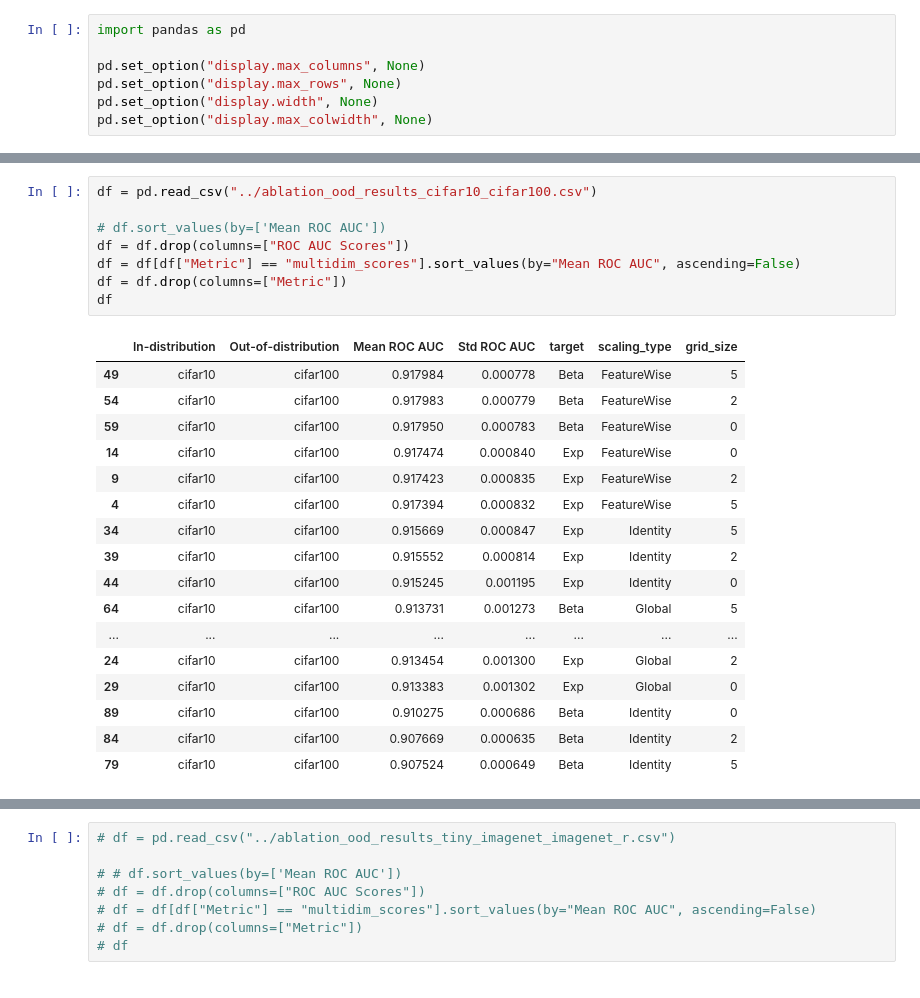
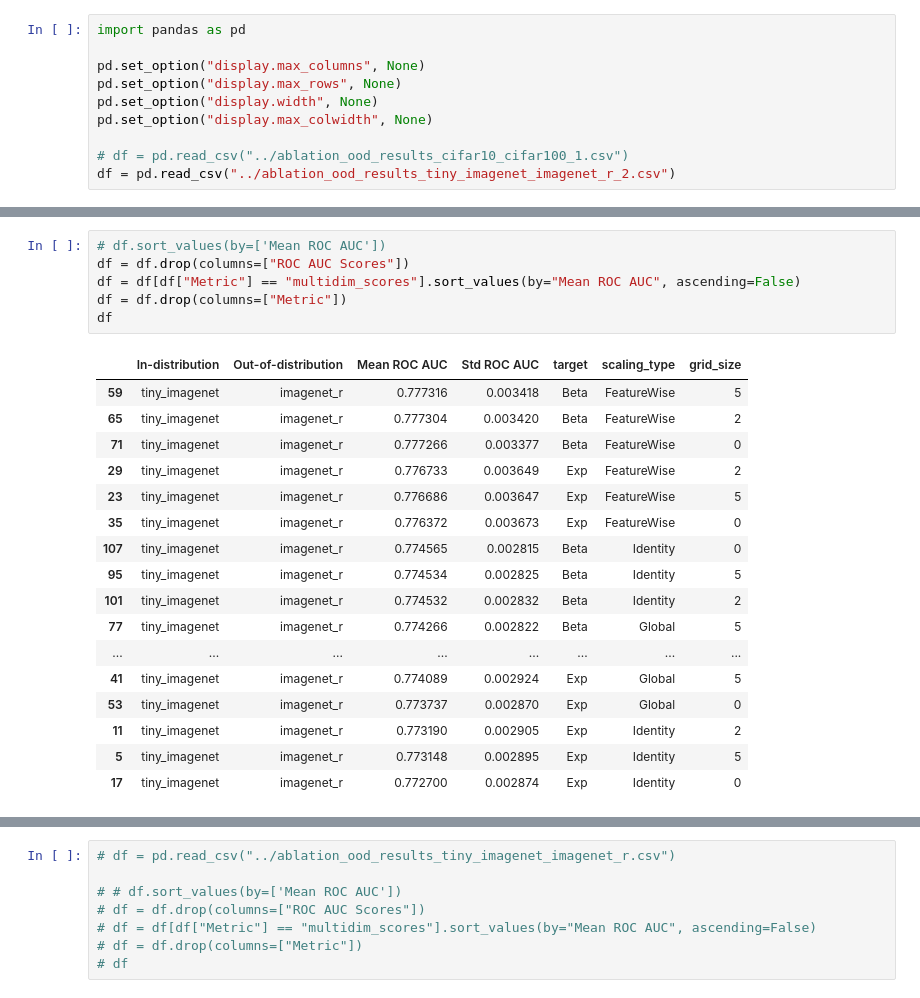
Before and after one commit to DavydenkoGr/FEDERATED-UNCERTAINTY, a Jupyter notebook: notebooks/ablation_analysis.ipynb, the cells around one changed output, grey strips where cells are left out. Cells and saved outputs as stored; diff of their text form.

Commit message:
chore(notebooks): changes in notebooks for visualizations of results

```diff
--- a/notebooks/ablation_analysis.ipynb
+++ b/notebooks/ablation_analysis.ipynb
@@ -5,3 +5,6 @@ pd.set_option("display.max_columns", None)
 pd.set_option("display.max_rows", None)
 pd.set_option("display.width", None)
 pd.set_option("display.max_colwidth", None)
+
+# df = pd.read_csv("../ablation_ood_results_cifar10_cifar100_1.csv")
+df = pd.read_csv("../ablation_ood_results_tiny_imagenet_imagenet_r_2.csv")
@@ -8,26 +31,24 @@ pd.set_option("display.max_colwidth", None)
 # %%
-df = pd.read_csv("../ablation_ood_results_cifar10_cifar100.csv")
-
 # df.sort_values(by=['Mean ROC AUC'])
 df = df.drop(columns=["ROC AUC Scores"])
 df = df[df["Metric"] == "multidim_scores"].sort_values(by="Mean ROC AUC", ascending=False)
 df = df.drop(columns=["Metric"])
 df
 # %% [output]
 |  | In-distribution | Out-of-distribution | Mean ROC AUC | Std ROC AUC | target | scaling_type | grid_size |
-| 49 | cifar10 | cifar100 | 0.917984 | 0.000778 | Beta | FeatureWise | 5 |
-| 54 | cifar10 | cifar100 | 0.917983 | 0.000779 | Beta | FeatureWise | 2 |
-| 59 | cifar10 | cifar100 | 0.917950 | 0.000783 | Beta | FeatureWise | 0 |
-| 14 | cifar10 | cifar100 | 0.917474 | 0.000840 | Exp | FeatureWise | 0 |
-| 9 | cifar10 | cifar100 | 0.917423 | 0.000835 | Exp | FeatureWise | 2 |
-| 4 | cifar10 | cifar100 | 0.917394 | 0.000832 | Exp | FeatureWise | 5 |
-| 34 | cifar10 | cifar100 | 0.915669 | 0.000847 | Exp | Identity | 5 |
-| 39 | cifar10 | cifar100 | 0.915552 | 0.000814 | Exp | Identity | 2 |
-| 44 | cifar10 | cifar100 | 0.915245 | 0.001195 | Exp | Identity | 0 |
-| 64 | cifar10 | cifar100 | 0.913731 | 0.001273 | Beta | Global | 5 |
+| 59 | tiny_imagenet | imagenet_r | 0.777316 | 0.003418 | Beta | FeatureWise | 5 |
+| 65 | tiny_imagenet | imagenet_r | 0.777304 | 0.003420 | Beta | FeatureWise | 2 |
+| 71 | tiny_imagenet | imagenet_r | 0.777266 | 0.003377 | Beta | FeatureWise | 0 |
+| 29 | tiny_imagenet | imagenet_r | 0.776733 | 0.003649 | Exp | FeatureWise | 2 |
+| 23 | tiny_imagenet | imagenet_r | 0.776686 | 0.003647 | Exp | FeatureWise | 5 |
+| 35 | tiny_imagenet | imagenet_r | 0.776372 | 0.003673 | Exp | FeatureWise | 0 |
+| 107 | tiny_imagenet | imagenet_r | 0.774565 | 0.002815 | Beta | Identity | 0 |
+| 95 | tiny_imagenet | imagenet_r | 0.774534 | 0.002825 | Beta | Identity | 5 |
+| 101 | tiny_imagenet | imagenet_r | 0.774532 | 0.002832 | Beta | Identity | 2 |
+| 77 | tiny_imagenet | imagenet_r | 0.774266 | 0.002822 | Beta | Global | 5 |
 | ... | ... | ... | ... | ... | ... | ... | ... |
-| 24 | cifar10 | cifar100 | 0.913454 | 0.001300 | Exp | Global | 2 |
-| 29 | cifar10 | cifar100 | 0.913383 | 0.001302 | Exp | Global | 0 |
-| 89 | cifar10 | cifar100 | 0.910275 | 0.000686 | Beta | Identity | 0 |
-| 84 | cifar10 | cifar100 | 0.907669 | 0.000635 | Beta | Identity | 2 |
-| 79 | cifar10 | cifar100 | 0.907524 | 0.000649 | Beta | Identity | 5 |
+| 41 | tiny_imagenet | imagenet_r | 0.774089 | 0.002924 | Exp | Global | 5 |
+| 53 | tiny_imagenet | imagenet_r | 0.773737 | 0.002870 | Exp | Global | 0 |
+| 11 | tiny_imagenet | imagenet_r | 0.773190 | 0.002905 | Exp | Identity | 2 |
+| 5 | tiny_imagenet | imagenet_r | 0.773148 | 0.002895 | Exp | Identity | 5 |
+| 17 | tiny_imagenet | imagenet_r | 0.772700 | 0.002874 | Exp | Identity | 0 |
```
Also changed, not shown: parts of 2 cells of this notebook, 1 other file.
